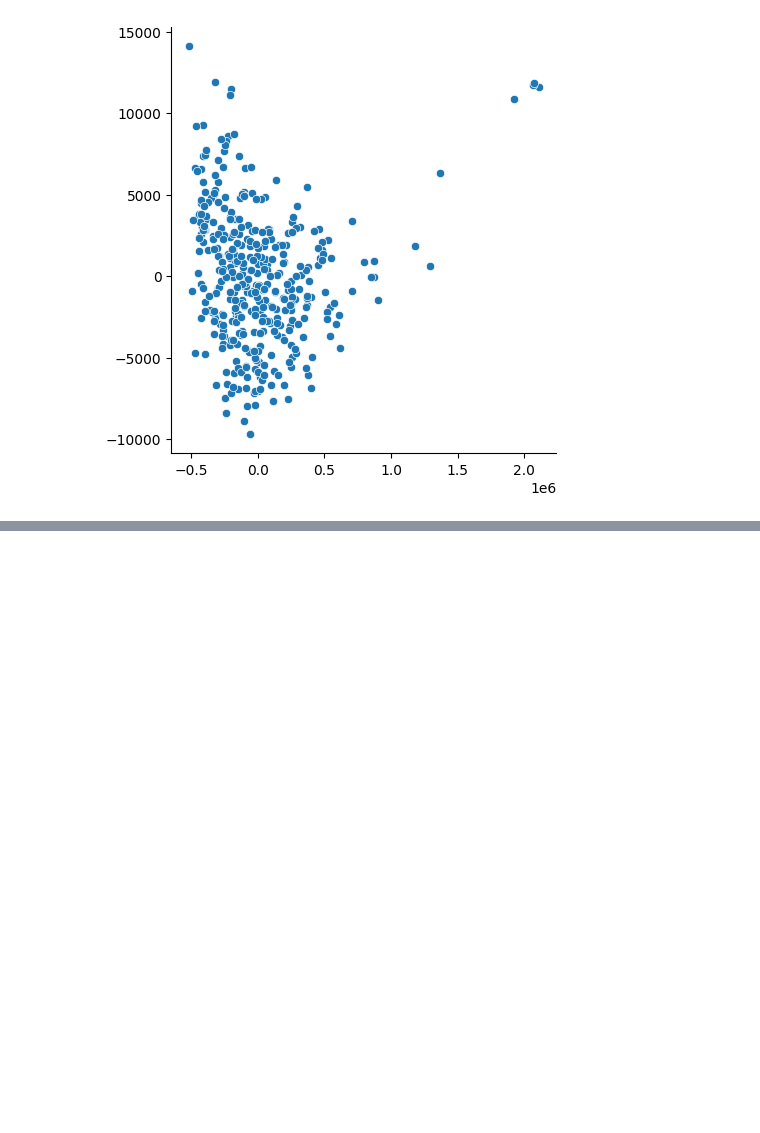
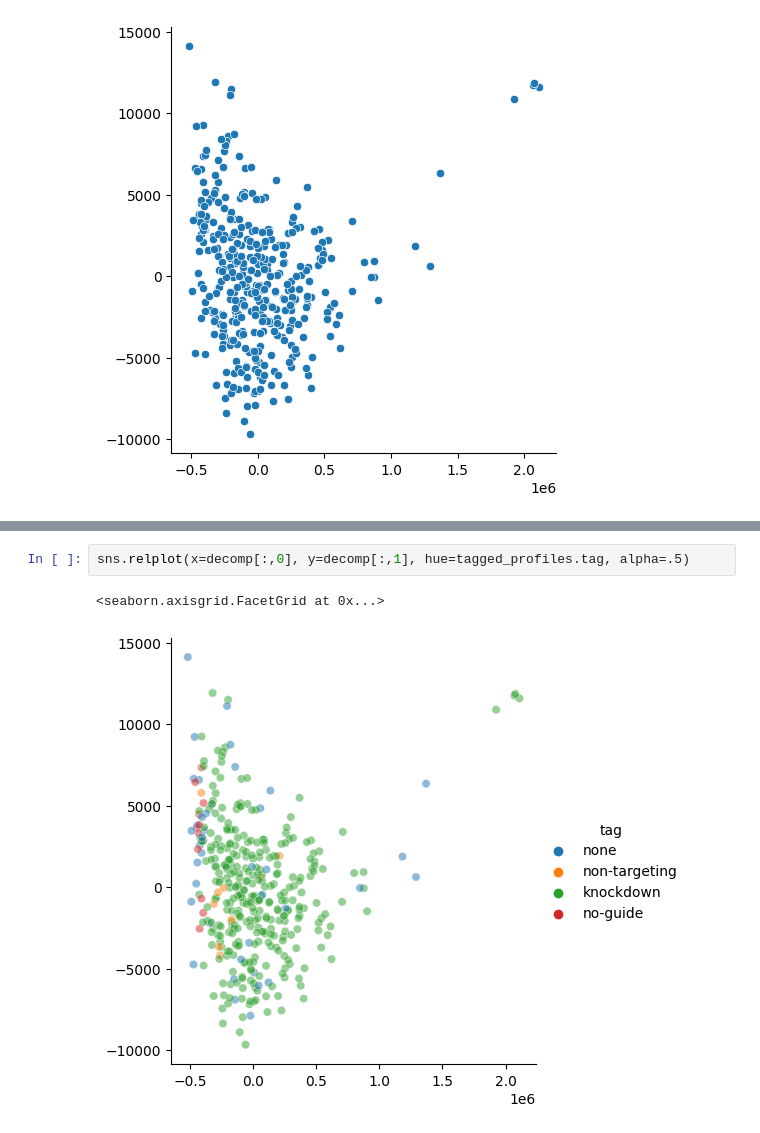
Before and after one commit to Craven-Biostat-Lab/morphology-prediction, a Jupyter notebook: data-loading.ipynb, the cells around one changed output, grey strips where cells are left out. Cells and saved outputs as stored; diff of their text form; blank space fills up the shorter version.

```diff
--- a/data-loading.ipynb
+++ b/data-loading.ipynb
@@ -221,0 +362,5 @@ sns.relplot(x=decomp[:,0], y=decomp[:,1])
+# %%
+sns.relplot(x=decomp[:,0], y=decomp[:,1], hue=tagged_profiles.tag, alpha=.5)
+# %% [output]
+<seaborn.axisgrid.FacetGrid at 0x...>
+[figure, added]
```
Also changed, not shown: parts of 29 cells of this notebook.
